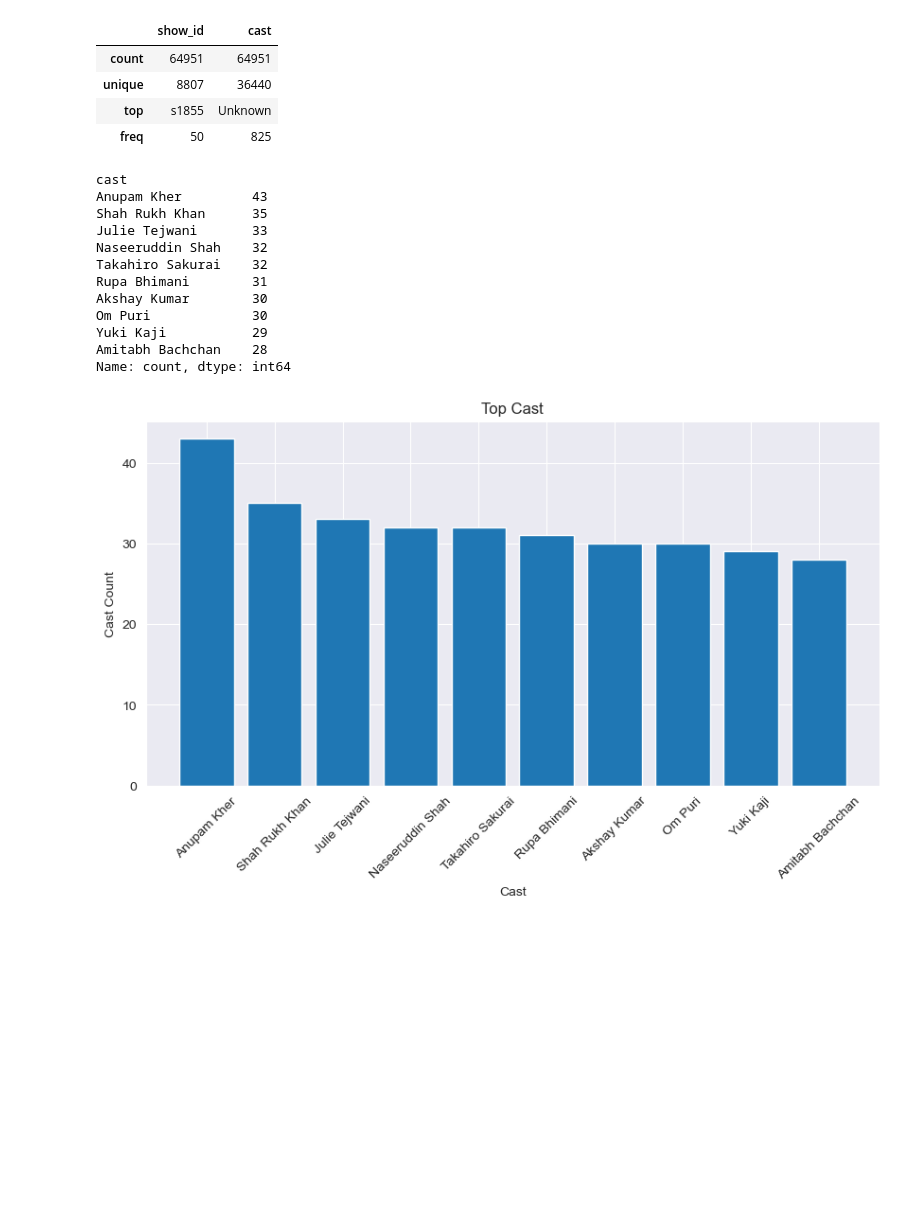
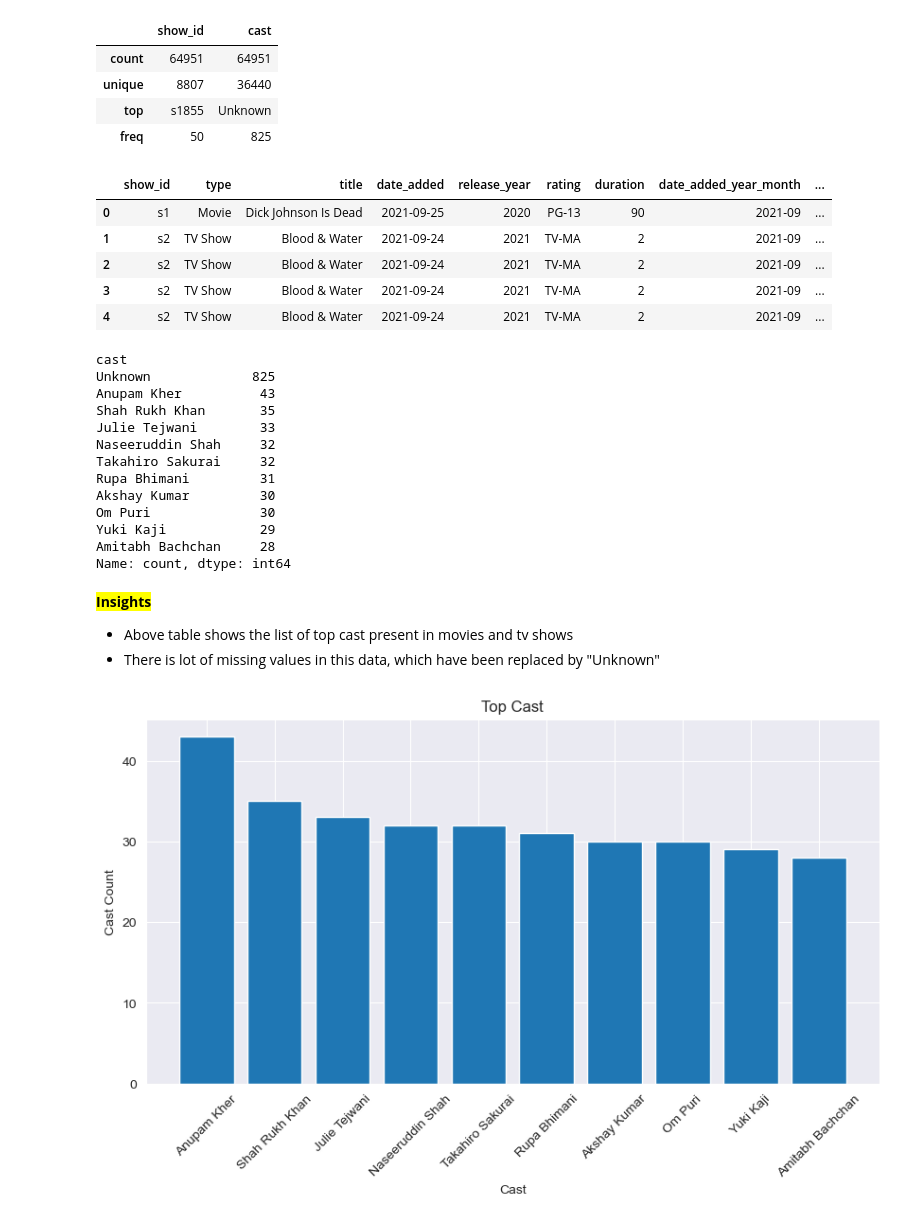
Before and after one commit to gautamnaik1994/NetflixDataAnalysisCaseStudy, a Jupyter notebook: CaseStudy.ipynb, the cells around one changed output. Cells and saved outputs as stored; diff of their text form; code cells hidden in the pictures; blank space fills up the shorter version.

```diff
--- a/CaseStudy.ipynb
+++ b/CaseStudy.ipynb
@@ -532,20 +556,36 @@ cast_df.describe()
 | unique | 8807 | 36440 |
 | top | s1855 | Unknown |
 | freq | 50 | 825 |
+# %%
+merge_df=df.merge(cast_df,on='show_id',how='inner')
+merge_df.head()
+# %% [output]
+|  | show_id | type | title | date_added | release_year | rating | duration | date_added_year_month | ... |
+| 0 | s1 | Movie | Dick Johnson Is Dead | 2021-09-25 | 2020 | PG-13 | 90 | 2021-09 | ... |
+| 1 | s2 | TV Show | Blood & Water | 2021-09-24 | 2021 | TV-MA | 2 | 2021-09 | ... |
+| 2 | s2 | TV Show | Blood & Water | 2021-09-24 | 2021 | TV-MA | 2 | 2021-09 | ... |
+| 3 | s2 | TV Show | Blood & Water | 2021-09-24 | 2021 | TV-MA | 2 | 2021-09 | ... |
+| 4 | s2 | TV Show | Blood & Water | 2021-09-24 | 2021 | TV-MA | 2 | 2021-09 | ... |
 # %%
-cdf=cast_df["cast"].value_counts()[1:11]
+cdf = cast_df["cast"].value_counts()[:11]
 cdf
 # %% [output]
 cast
-Anupam Kher         43
-Shah Rukh Khan      35
-Julie Tejwani       33
-Naseeruddin Shah    32
-Takahiro Sakurai    32
-Rupa Bhimani        31
-Akshay Kumar        30
-Om Puri             30
-Yuki Kaji           29
-Amitabh Bachchan    28
+Unknown             825
+Anupam Kher          43
+Shah Rukh Khan       35
+Julie Tejwani        33
+Naseeruddin Shah     32
+Takahiro Sakurai     32
+Rupa Bhimani         31
+Akshay Kumar         30
+Om Puri              30
+Yuki Kaji            29
+Amitabh Bachchan     28
 Name: count, dtype: int64
+# %% [markdown]
+**<mark>Insights</mark>**
+
+- Above table shows the list of top cast present in movies and tv shows
+- There is lot of missing values in this data, which have been replaced by "Unknown"
 # %%
```
Also changed, not shown: parts of 11 cells of this notebook, 1 other file.
